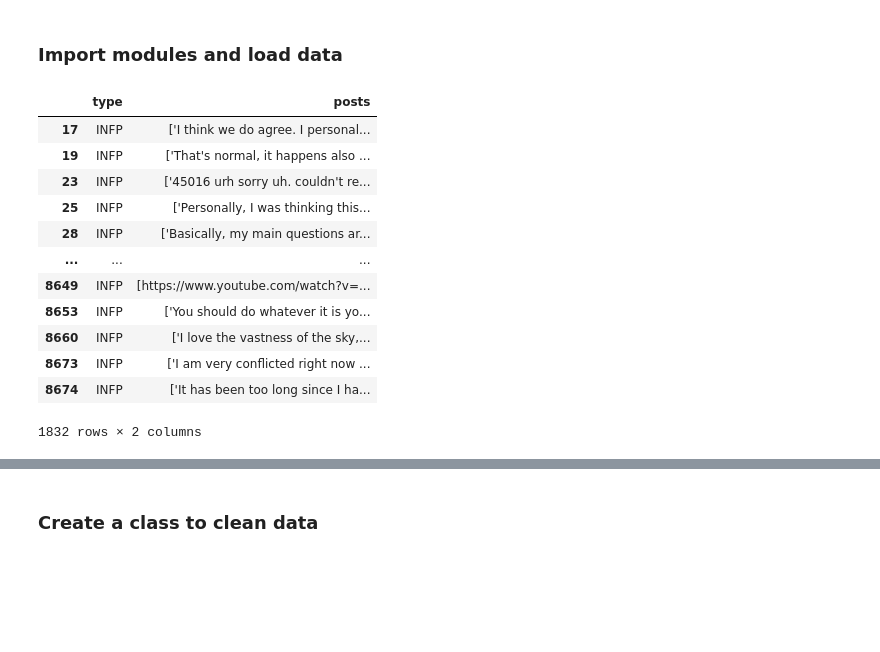
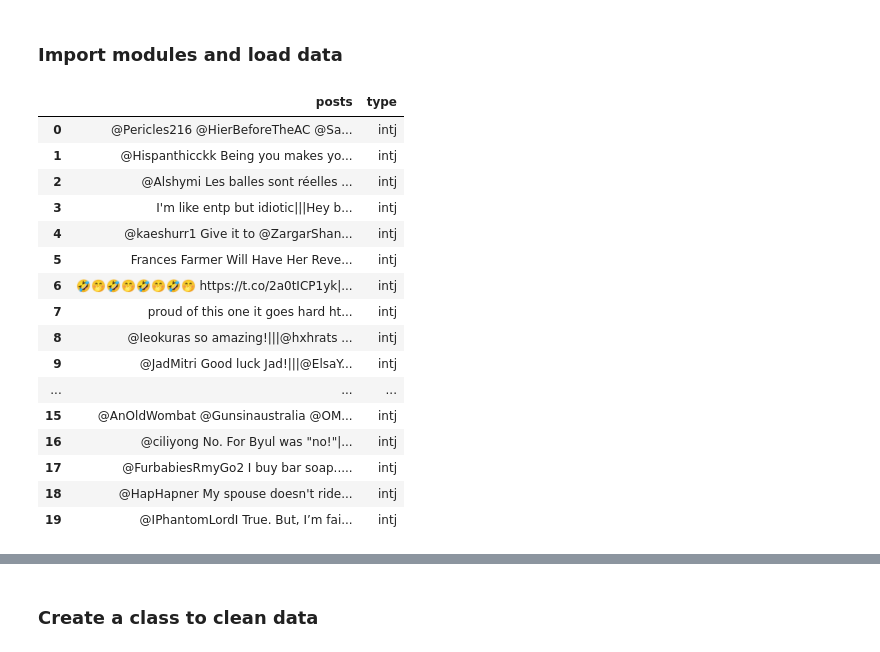
Before and after one commit to DominicMin/Intro_to_DS_Assignment, a Jupyter notebook: py_Code/data_clean.ipynb, the cells around one changed output, grey strips where cells are left out. Cells and saved outputs as stored; diff of their text form; code cells hidden in the pictures; blank space fills up the shorter version.

```diff
--- a/py_Code/data_clean.ipynb
+++ b/py_Code/data_clean.ipynb
@@ -37,34 +37,40 @@ def ave(l):
 
 # MBTI type dictionary
 MBTI_types = [
-    "ISTJ", "ISFJ", "INFJ", "INTJ",
-    "ISTP", "ISFP", "INFP", "INTP",
-    "ESTP", "ESFP", "ENFP", "ENTP",
-    "ESTJ", "ESFJ", "ENFJ", "ENTJ"
-]
+    'istj', 'isfj', 'infj', 'intj',
+    'istp', 'isfp', 'infp', 'intp',
+    'estp', 'esfp', 'enfp', 'entp',
+    'estj', 'esfj', 'enfj', 'entj'
+    ]
 
 # Data loading and spliting
-raw_data=pd.read_csv("Data\\mbti_1.csv")
-for i in raw_data.index:
-    temp=raw_data.loc[i,"posts"]
-    temp=temp.split("|||")
-    raw_data.loc[i,"posts"]=temp
+raw_data=pd.read_csv("Data\\twitter_MBTI.csv",encoding='utf-8')
+raw_data.drop(columns="Unnamed: 0",inplace=True)
+raw_data.columns=["posts","type"]
+# for i in raw_data.index:
+#     temp=raw_data.loc[i,"text"]
+#     temp=temp.split("|||")
+#     raw_data.loc[i,"text"]=temp
 # %%
-raw_data[raw_data["type"]=="INFP"]
+raw_data.head(20)
 # %% [output]
-|  | type | posts |
-| 17 | INFP | ['I think we do agree. I personal... |
-| 19 | INFP | ['That's normal, it happens also ... |
-| 23 | INFP | ['45016 urh sorry uh. couldn't re... |
-| 25 | INFP | ['Personally, I was thinking this... |
-| 28 | INFP | ['Basically, my main questions ar... |
+|  | posts | type |
+| 0 | @Pericles216 @HierBeforeTheAC @Sa... | intj |
+| 1 | @Hispanthicckk Being you makes yo... | intj |
+| 2 | @Alshymi Les balles sont réelles ... | intj |
+| 3 | I'm like entp but idiotic|||Hey b... | intj |
+| 4 | @kaeshurr1 Give it to @ZargarShan... | intj |
+| 5 | Frances Farmer Will Have Her Reve... | intj |
+| 6 | 🤣🤭🤣🤭🤣🤭🤣🤭 https://t.co/2a0tICP1yk|... | intj |
+| 7 | proud of this one it goes hard ht... | intj |
+| 8 | @Ieokuras so amazing!|||@hxhrats ... | intj |
+| 9 | @JadMitri Good luck Jad!|||@ElsaY... | intj |
 | ... | ... | ... |
-| 8649 | INFP | [https://www.youtube.com/watch?v=... |
-| 8653 | INFP | ['You should do whatever it is yo... |
-| 8660 | INFP | ['I love the vastness of the sky,... |
-| 8673 | INFP | ['I am very conflicted right now ... |
-| 8674 | INFP | ['It has been too long since I ha... |
+| 15 | @AnOldWombat @Gunsinaustralia @OM... | intj |
+| 16 | @ciliyong No. For Byul was "no!"|... | intj |
+| 17 | @FurbabiesRmyGo2 I buy bar soap..... | intj |
+| 18 | @HapHapner My spouse doesn't ride... | intj |
+| 19 | @IPhantomLordI True. But, I’m fai... | intj |
-1832 rows × 2 columns
 # %%
 raw_data["type"].value_counts()
 # %% [output]
```
Also changed, not shown: parts of 18 cells of this notebook, 26 other files.
